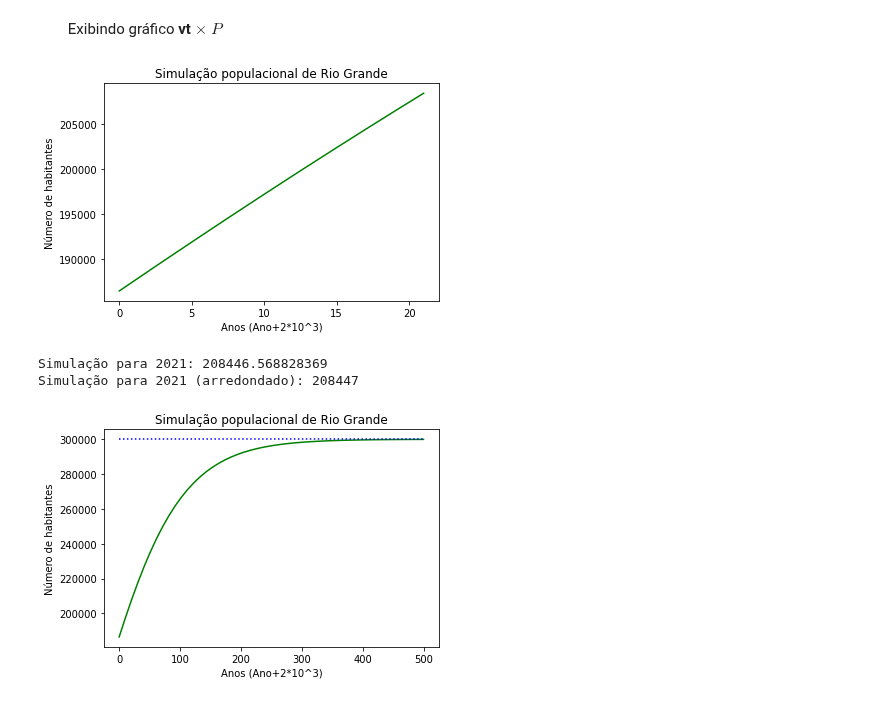
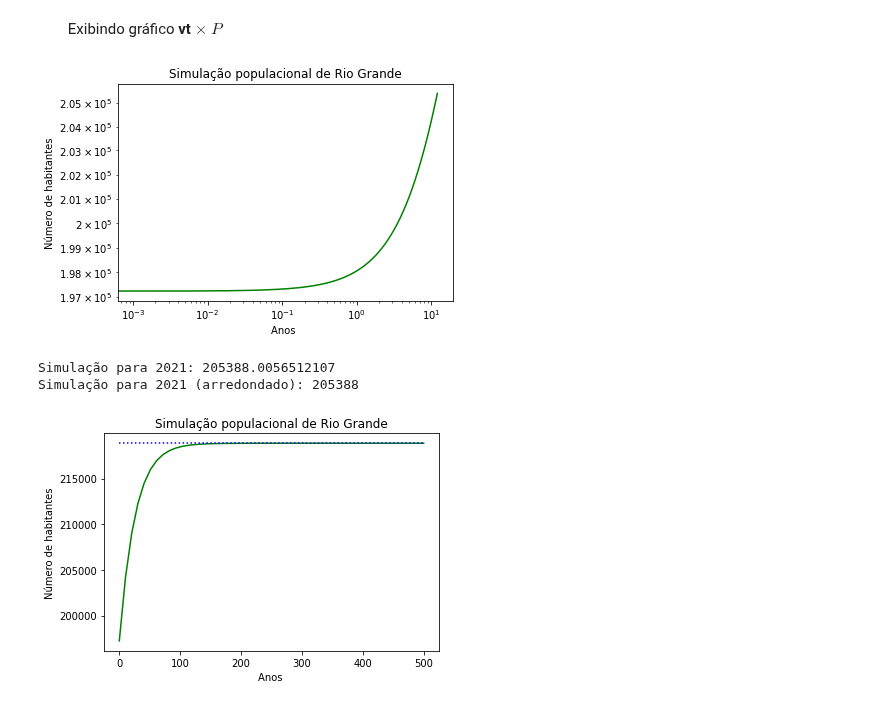
Before and after one commit to LaboratorioIPythonFURG/Modelo-Populacional-Malthus, a Jupyter notebook: Jupyter/6_euler_mod.ipynb, the cells around one changed output. Cells and saved outputs as stored; diff of their text form; code cells hidden in the pictures.

```diff
--- a/Jupyter/6_euler_mod.ipynb
+++ b/Jupyter/6_euler_mod.ipynb
@@ -48,11 +48,11 @@ from sol_euler_mod import sol_euler_mod
 # %%
 h = 0.001 #Passo de derivação
 
-P0 = 186488 #Condição inicial
+P0 = 197228 #Condição inicial
 
 ti = 0 #tempo inicial
 
-tf = 21 #tempo final
+tf = 12 #tempo final
 
 vt = np.arange(ti,tf,h) #Intervalo de 10 à 21 anos com passo h
 # %% [markdown]
@@ -104,28 +106,30 @@ sol_lim = sol_euler_mod(t_lim,P0,'verhulst')
 # %%
 plt.plot(vt,sol,"g")
 
 #Exibindo figura
 plt.title("Simulação populacional de Rio Grande")
-plt.xlabel("Anos (Ano+2*10^3)")
+plt.xlabel("Anos ")
 plt.ylabel("Número de habitantes")
+plt.yscale("log")
+plt.xscale("log")
 plt.show()
 
 print("Simulação para 2021:",sol[sol.shape[0]-1])
 print("Simulação para 2021 (arredondado):",round(sol[sol.shape[0]-1]))
 # %% [output]
-[figure, old version]
+[figure, new version]
-Simulação para 2021: 208446.568828369
-Simulação para 2021 (arredondado): 208447
+Simulação para 2021: 205388.0056512107
+Simulação para 2021 (arredondado): 205388
 # %%
-L = 300000 #Limite (L)
+L = 218858 #Limite (L)
 
 plt.plot(t_lim,sol_lim,"g") #Curva logística
 plt.plot(t_lim,np.full(t_lim.shape[0], L),"b", linestyle = 'dotted') #Assíntota
 
 #Exibindo figura
 plt.title("Simulação populacional de Rio Grande")
-plt.xlabel("Anos (Ano+2*10^3)")
+plt.xlabel("Anos ")
 plt.ylabel("Número de habitantes")
 plt.show()
 # %% [output]
-[figure, old version]
+[figure, new version]
```
Also changed, not shown: parts of 3 cells of this notebook.
